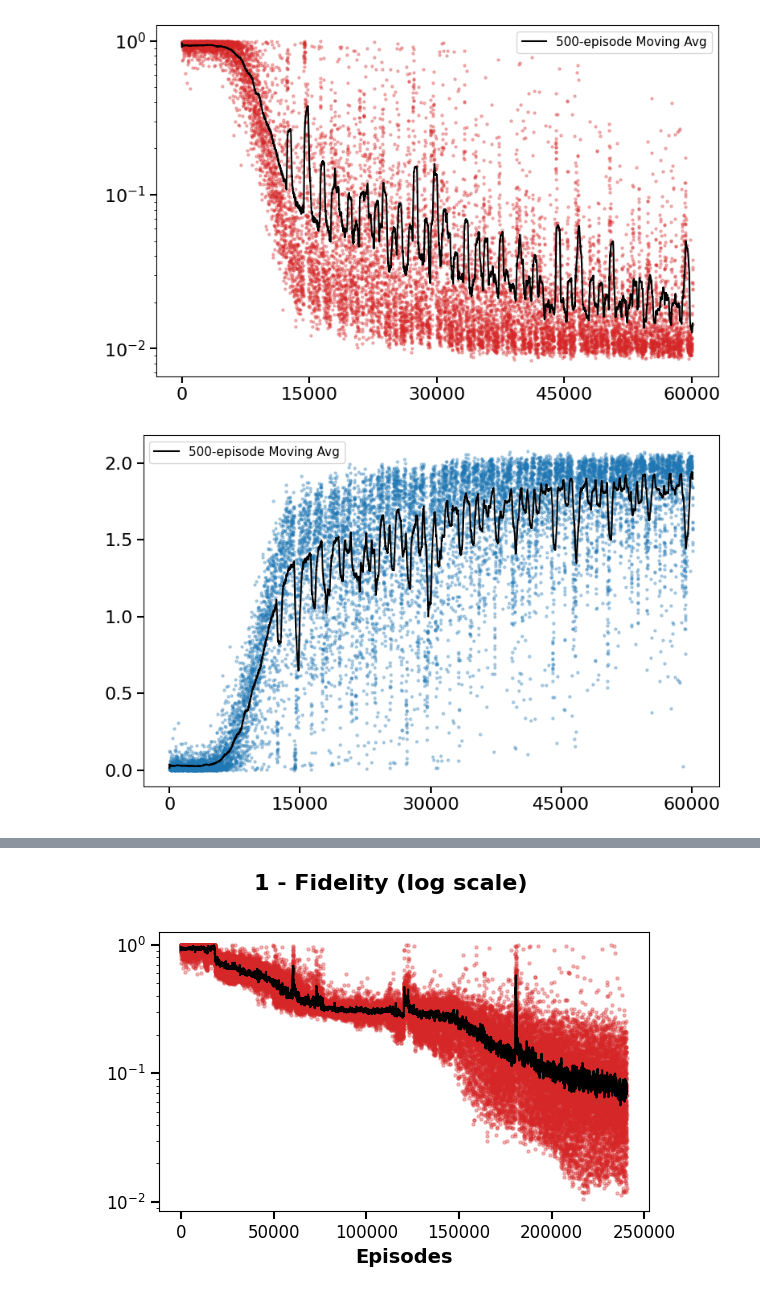
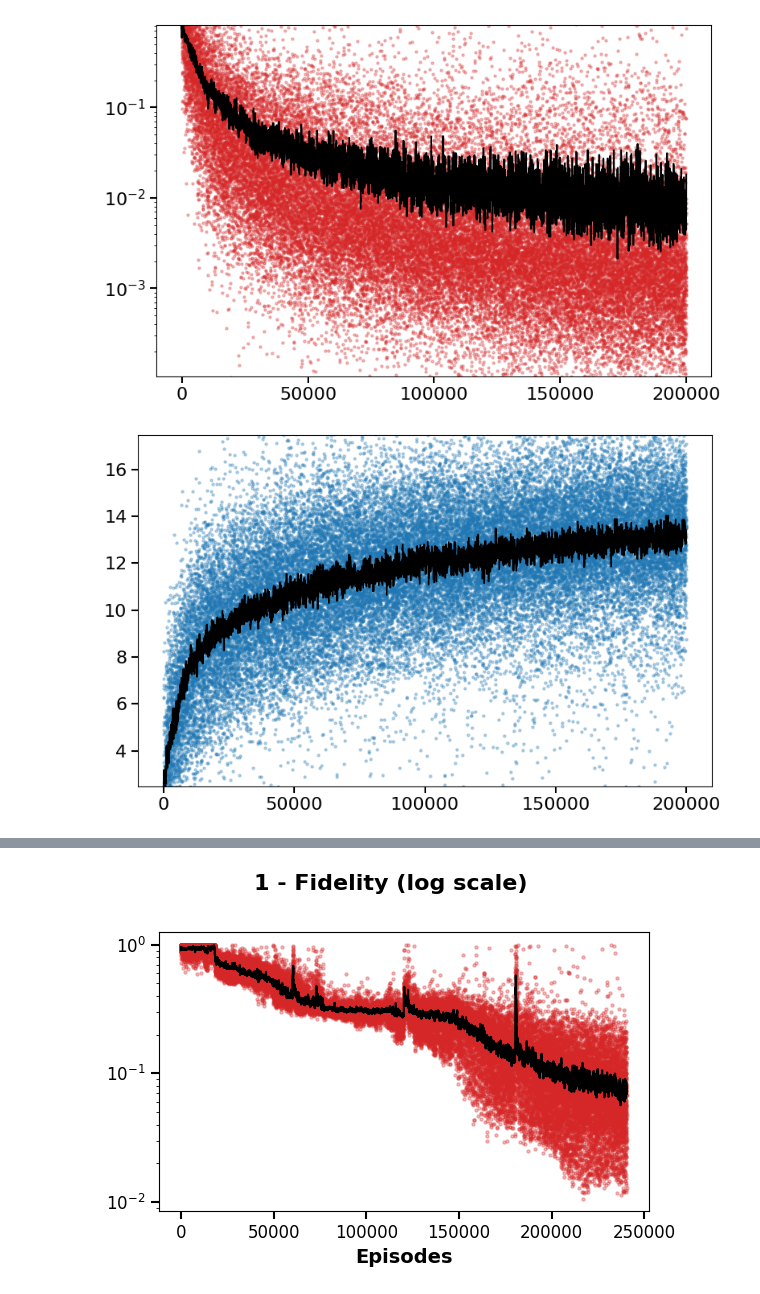
Before and after one commit to Farquhar13/relaqs, a Jupyter notebook: analysis/paper_plotting_func.ipynb, the cells around one changed output, grey strips where cells are left out. Cells and saved outputs as stored; diff of their text form; code cells hidden in the pictures.

```diff
--- a/analysis/paper_plotting_func.ipynb
+++ b/analysis/paper_plotting_func.ipynb
@@ -47,7 +47,7 @@ def training_figure(save_dir,
     sum_rw.append(acc)
 
     # ---------------------- Rolling averages --------------------------------
-    window = 500
+    window = 100
     def rolling_avg(x):
         return np.array([x[max(0, i-window):i+1].mean()
                          for i in range(len(x))])
@@ -67,12 +67,12 @@ def training_figure(save_dir,
              avg_inf,
              color='black',
              linewidth=1.5,
-             label=f"{window}-episode Moving Avg")
+             )
     axA.set_yscale('log')
 
     # ---- Zoom y-axis to 1st–99th percentile of infidelity ----
-    # p_low, p_high = np.percentile(final_inf, [1, 99])
-    # axA.set_ylim(p_low, p_high)
+    p_low, p_high = np.percentile(final_inf, [1, 99])
+    axA.set_ylim(p_low, p_high)
 
     # Labels & styling
     # axA.set_xlabel('Episodes', fontsize=14)
@@ -80,7 +80,7 @@ def training_figure(save_dir,
     axA.tick_params(axis='both', which='major',
                     labelsize=16, width=1.5, length=6, color='black')
     axA.xaxis.set_major_locator(MaxNLocator(nbins=5, integer=True))
-    axA.legend(fontsize=11, loc='upper right')
+    # axA.legend(fontsize=11, loc='upper right')
 
     # figA.suptitle('Noisy One Qubit: SU(2)', fontsize=22, ha = 'center', fontweight='bold')
     plt.tight_layout()
@@ -91,7 +91,7 @@ def training_figure(save_dir,
     else:
         plt.show()
 
-    # ----- Figure B: Sum of Rewards -----
+    # # ----- Figure B: Sum of Rewards -----
     figB, axB = plt.subplots(figsize=(8, 5))
     axB.scatter(episodes[::step],
                 sum_rw[::step],
@@ -101,11 +101,11 @@ def training_figure(save_dir,
              avg_rw,
              color='black',
              linewidth=1.5,
-             label=f"{window}-episode Moving Avg")
+             )
 
     # ---- Zoom y-axis to 1st–99th percentile of rewards ----
-    # r_low, r_high = np.percentile(sum_rw, [1, 99])
-    # axB.set_ylim(r_low, r_high)
+    r_low, r_high = np.percentile(sum_rw, [1, 99])
+    axB.set_ylim(r_low, r_high)
 
     # axB.set_xlabel('Episodes', fontsize=14)
     # axB.set_ylabel('Sum of Rewards', fontsize=14)
@@ -113,7 +113,7 @@ def training_figure(save_dir,
                     labelsize=16, width=1.5, length=6, color='black')
     axB.xaxis.set_major_locator(MaxNLocator(nbins=5, integer=True))
     # axB.yaxis.set_major_locator(MaxNLocator(nbins=4, integer=True))
-    axB.legend(fontsize=11, loc='upper left')
+    # axB.legend(fontsize=11, loc='upper left')
 
     # figB.suptitle('b)', fontsize=16, fontweight='bold', ha = 'left', x= 0.15)
     plt.tight_layout()
@@ -126,11 +126,11 @@ def training_figure(save_dir,
 # %%
 # training_figure('/Users/vishchaudhary/rl-repo/results/two-qubit gates/combined_training_I_CNOT/', save_plot=False, plot_filename='Training')
 # training_figure('/Users/vishchaudhary/rl-repo/results/two-qubit gates/2025-07-02_22-45-26/', save_plot=False, plot_filename='Training')
-# training_figure('/Users/vishchaudhary/rl-repo/results/2025-03-26_03-13-38/', save_plot=False, plot_filename='Training')
-training_figure('/Users/vishchaudhary/rl-repo/results/two-qubit gates/2025-07-18_18-08-42/', save_plot=False, plot_filename='Training')
+training_figure('/Users/vishchaudhary/rl-repo/results/2025-03-26_03-13-38/', save_plot=False, plot_filename='Training')
+# training_figure('/Users/vishchaudhary/rl-repo/results/two-qubit gates/2025-07-18_18-08-42/', save_plot=False, plot_filename='Training')
 # %% [output]
-[figure, old version]
+[figure, new version]
-[figure, old version]
+[figure, new version]
 # %%
 import numpy as np
 import pandas as pd
```
Also changed, not shown: parts of 4 cells of this notebook, 8 other files.
